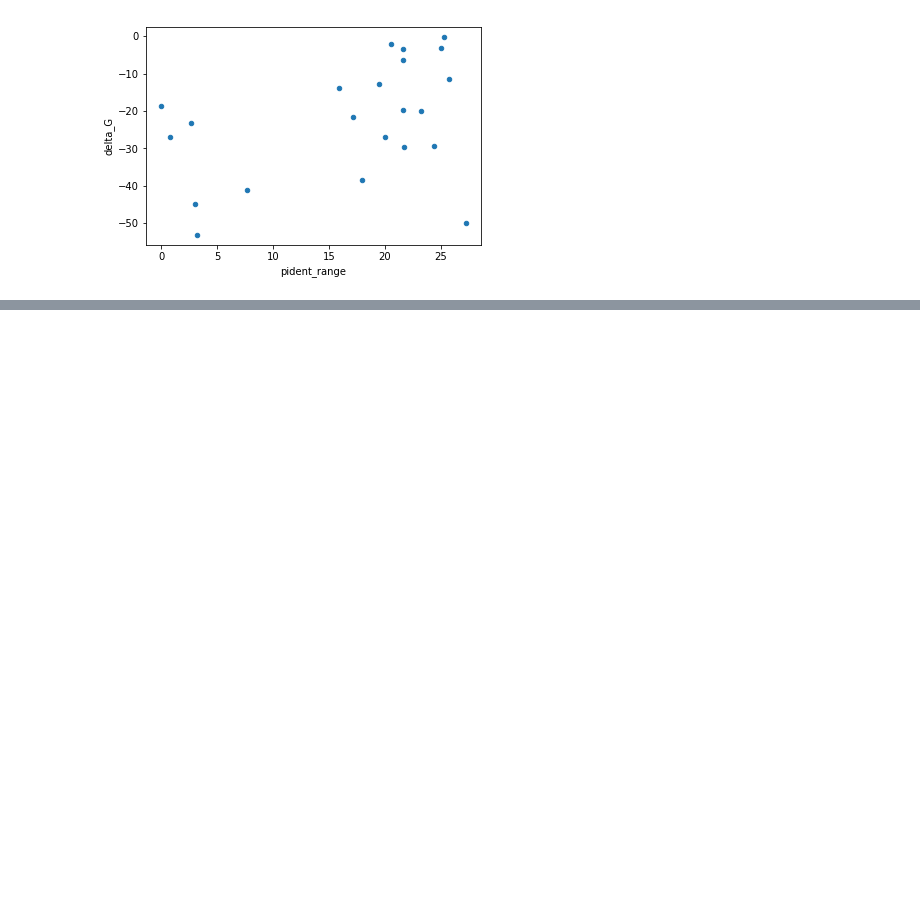
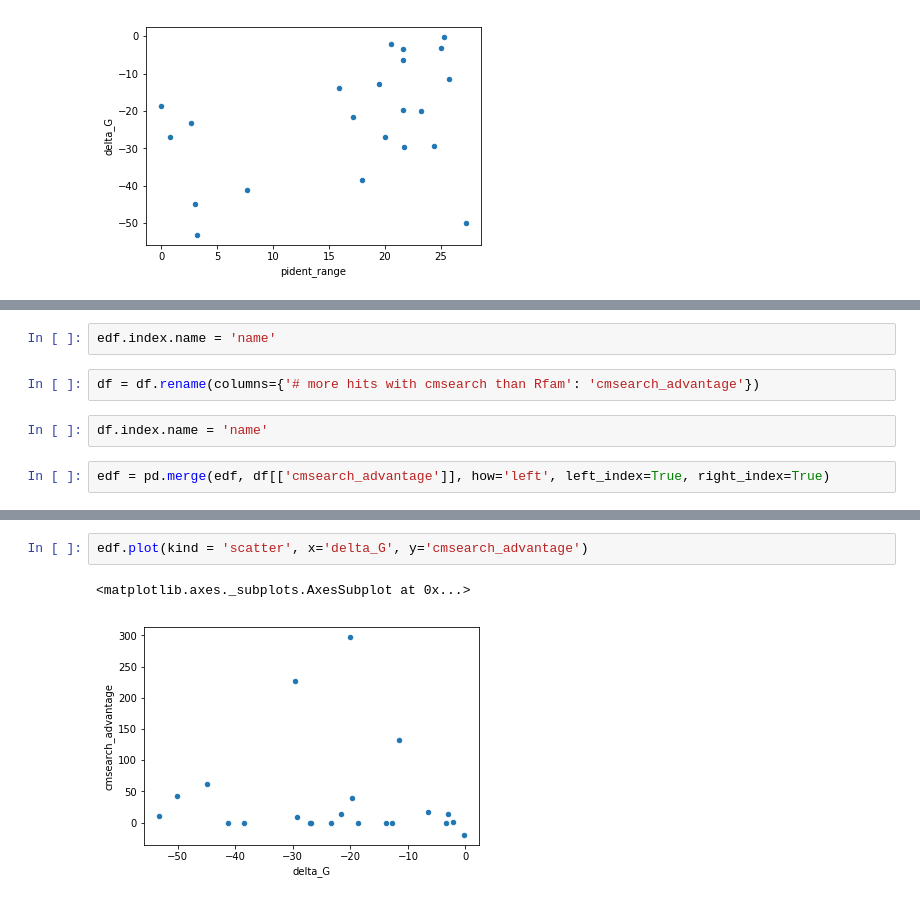
Before and after one commit to blauguste/ecoli-data, a Jupyter notebook: Free_energy_analysis.ipynb, the cells around one changed output, grey strips where cells are left out. Drawn from its saved outputs; the diff is of its cells as text; blank space fills up the shorter version.

Commit message:
added cmsearch advantage plot

```diff
--- a/Free_energy_analysis.ipynb
+++ b/Free_energy_analysis.ipynb
@@ -79,0 +89,8 @@ edf.plot(kind = 'scatter', x='pident_range', y='delta_G')
+# %%
+edf.index.name = 'name'
+# %%
+df = df.rename(columns={'# more hits with cmsearch than Rfam': 'cmsearch_advantage'})
+# %%
+df.index.name = 'name'
+# %%
+edf = pd.merge(edf, df[['cmsearch_advantage']], how='left', left_index=True, right_index=True)
@@ -79,0 +118,5 @@ edf.plot(kind = 'scatter', x='pident_range', y='delta_G')
+# %%
+edf.plot(kind = 'scatter', x='delta_G', y='cmsearch_advantage')
+# %% [output]
+<matplotlib.axes._subplots.AxesSubplot at 0x...>
+[figure, added]
```
Also changed, not shown: parts of 6 cells of this notebook.
